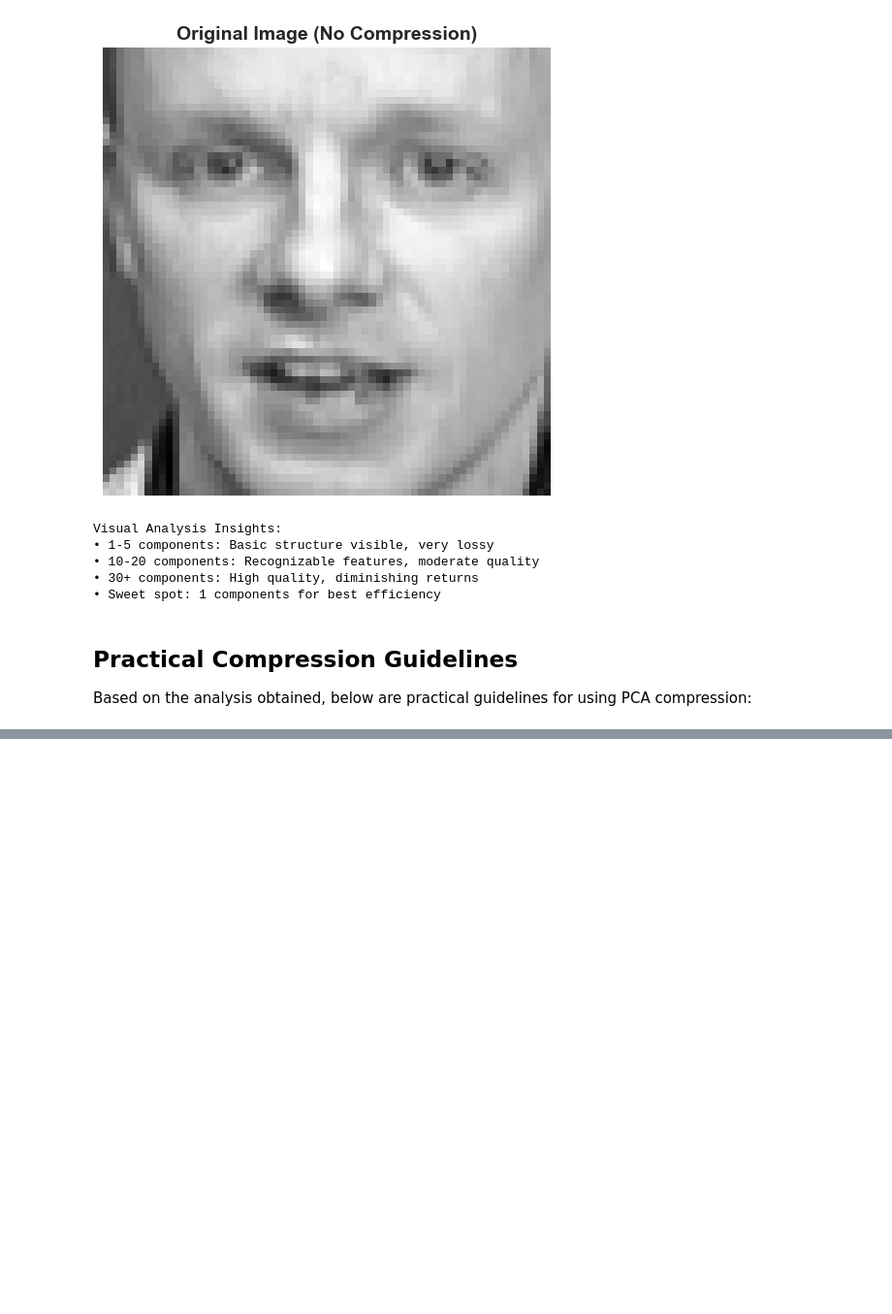
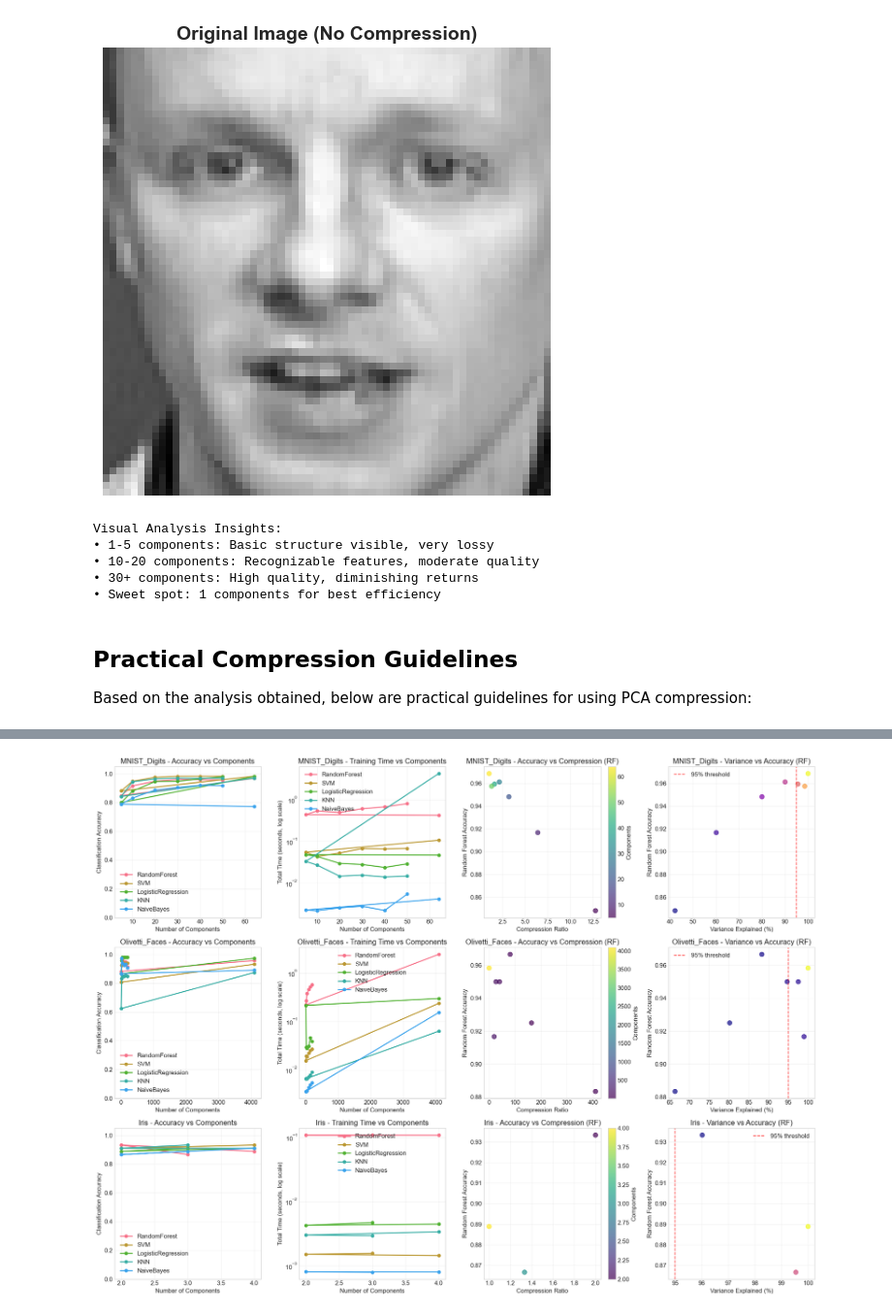
Before and after one commit to NMsby/pca-machine-learning-lab, a Jupyter notebook: notebooks/04_applications.ipynb, the cells around one changed output, grey strips where cells are left out. Shown at 97% size. Drawn from its saved outputs; the diff is of its cells as text; code cells hidden in the pictures; blank space fills up the shorter version.

```diff
--- a/notebooks/04_applications.ipynb
+++ b/notebooks/04_applications.ipynb
@@ -877,0 +1140,86 @@ FINAL RECOMMENDATIONS
+# %%
+print("\n" + "="*60)
+print("CLASSIFICATION RESULTS ANALYSIS")
+print("="*60)
+
+# Create comprehensive results visualization
+def plot_classification_results(all_results, datasets):
+    """Create comprehensive plots for classification results."""
+
+    n_datasets = len(all_results)
+    fig, axes = plt.subplots(n_datasets, 4, figsize=(20, 5*n_datasets))
+
+    if n_datasets == 1:
+        axes = axes.reshape(1, -1)
+
+    for dataset_idx, (dataset_name, results_list) in enumerate(all_results.items()):
+
+        # Extract data for plotting
+        component_counts = []
+        accuracy_data = defaultdict(list)
+        time_data = defaultdict(list)
+        compression_ratios = []
+        variance_explained = []
+
+        for result in results_list:
+            n_comp = result['metadata']['n_components'] or datasets[dataset_name]['X'].shape[1]
+            component_counts.append(n_comp)
+            compression_ratios.append(result['metadata']['compression_ratio'])
+            variance_explained.append(result['metadata']['variance_explained'])
+
+            for clf_name in ['RandomForest', 'SVM', 'LogisticRegression', 'KNN', 'NaiveBayes']:
+                accuracy_data[clf_name].append(result[clf_name]['accuracy'])
+                time_data[clf_name].append(result[clf_name]['total_time'])
+
+        # Plot 1: Accuracy vs Components
+        ax1 = axes[dataset_idx, 0]
+        for clf_name in accuracy_data.keys():
+            ax1.plot(component_counts, accuracy_data[clf_name], 'o-', label=clf_name, linewidth=2, markersize=6)
+
+        ax1.set_title(f'{dataset_name} - Accuracy vs Components')
+        ax1.set_xlabel('Number of Components')
+        ax1.set_ylabel('Classification Accuracy')
+        ax1.legend()
+        ax1.grid(True, alpha=0.3)
+        ax1.set_ylim(0, 1.05)
+
+        # Plot 2: Training Time vs Components
+        ax2 = axes[dataset_idx, 1]
+        for clf_name in time_data.keys():
+            ax2.semilogy(component_counts, time_data[clf_name], 'o-', label=clf_name, linewidth=2, markersize=6)
+
+        ax2.set_title(f'{dataset_name} - Training Time vs Components')
+        ax2.set_xlabel('Number of Components')
+        ax2.set_ylabel('Total Time (seconds, log scale)')
+        ax2.legend()
+        ax2.grid(True, alpha=0.3)
+
+        # Plot 3: Accuracy vs Compression Ratio
+        ax3 = axes[dataset_idx, 2]
+        # Use Random Forest as representative classifier
+        rf_accuracy = accuracy_data['RandomForest']
+        scatter = ax3.scatter(compression_ratios, rf_accuracy, c=component_counts,
+                            cmap='viridis', s=80, alpha=0.7)
+        ax3.set_title(f'{dataset_name} - Accuracy vs Compression (RF)')
+        ax3.set_xlabel('Compression Ratio')
+        ax3.set_ylabel('Random Forest Accuracy')
+        ax3.grid(True, alpha=0.3)
+        plt.colorbar(scatter, ax=ax3, label='Components')
+
+        # Plot 4: Variance Explained vs Accuracy
+        ax4 = axes[dataset_idx, 3]
+        ax4.scatter(np.array(variance_explained)*100, rf_accuracy, c=component_counts,
+                   cmap='plasma', s=80, alpha=0.7)
+        ax4.set_title(f'{dataset_name} - Variance vs Accuracy (RF)')
+        ax4.set_xlabel('Variance Explained (%)')
+        ax4.set_ylabel('Random Forest Accuracy')
+        ax4.grid(True, alpha=0.3)
+        ax4.axvline(x=95, color='red', linestyle='--', alpha=0.7, label='95% threshold')
+        ax4.legend()
+
+    plt.tight_layout()
+    plt.show()
+
+# Generate plots
+plot_classification_results(all_results, datasets)
+# %% [output]
@@ -877,0 +1229 @@ FINAL RECOMMENDATIONS
+[figure, added]
```
Also changed, not shown: parts of 15 cells of this notebook.
